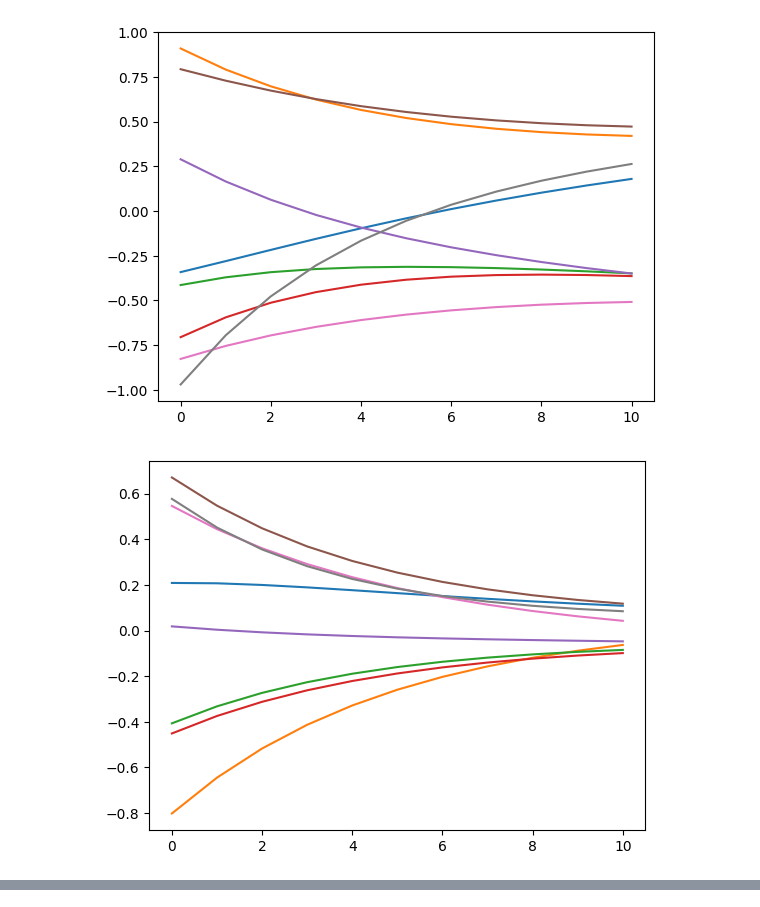
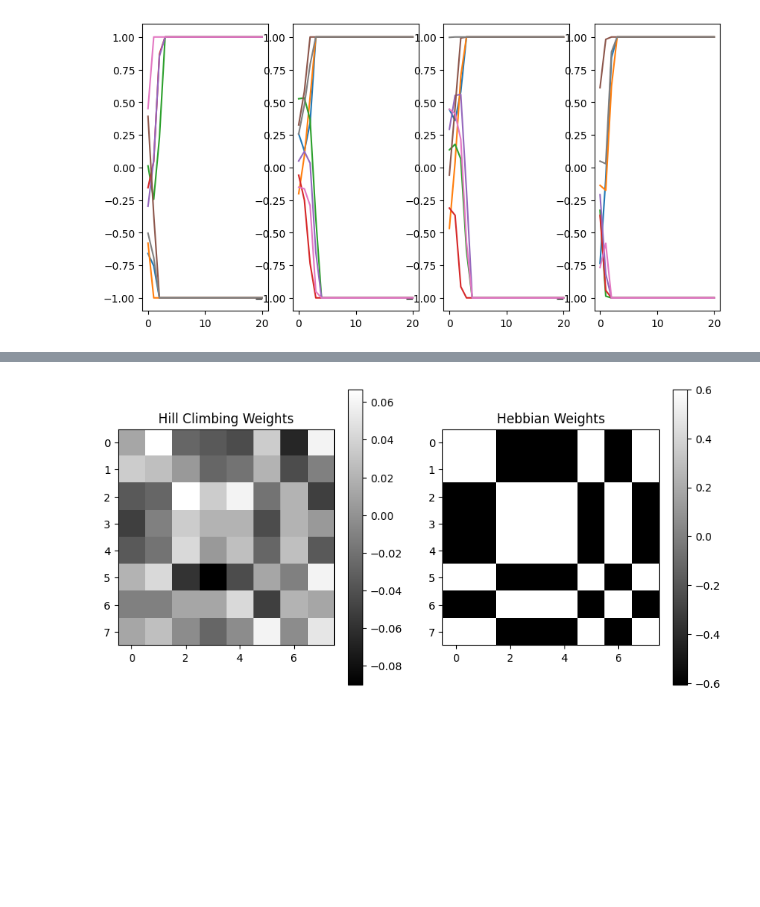
Before and after one commit to JoshPattman/evo-diffusion, a Jupyter notebook: torch.ipynb, the cells around one changed output, grey strips where cells are left out. Drawn from its saved outputs; the diff is of its cells as text; code cells hidden in the pictures; blank space fills up the shorter version.

```diff
--- a/torch.ipynb
+++ b/torch.ipynb
@@ -5,6 +6,9 @@ import matplotlib.pyplot as plt
 # %%
 data = pd.read_csv('imgs/log.csv')
-data["FlatWeights"] = data["FlatWeights"].apply(lambda s: [float(si) for si in s.split(":")])
+try:
+    data["FlatWeights"] = data["FlatWeights"].apply(lambda s: [float(si) for si in s.split(":")])
+except:
+    data["FlatWeights"] = data["FlatWeights"].apply(lambda s: [0])
 data.head()
 # %% [output]
 |  | Generation | BestEval | FlatWeights |
@@ -55,16 +63,17 @@ ddf.head()
 # %%
 uids = list(ddf["Id"].unique())
-fig, axs = plt.subplots(1, uids)
+fig, axs = plt.subplots(1, len(uids), figsize=(10, 5))
+idi = 0
 for id in uids:
     ddf_id = ddf[ddf["Id"] == id]
     num_vals = len(list(ddf_id["Vals"])[0])
     vals_seqs = [[] for _ in range(num_vals)]
     for vals in ddf_id["Vals"]:
         for i, v in enumerate(vals):
             vals_seqs[i].append(v)
     for vs in vals_seqs:
-        plt.plot(ddf_id["Timestep"], vs)
-    plt.show()
+        axs[idi].plot(ddf_id["Timestep"], vs)
+    idi+=1
+plt.show()
 # %% [output]
-[figure, old version]
+[figure, new version]
-[figure, removed]
@@ -72,0 +80,13 @@ for id in uids:
+# %%
+img_ev = np.array(Image.open("imgs/evo_weights_max1.png"))/255.0*2-1
+img_hebb = np.array(Image.open("imgs/hebb_weights_max1.png"))/255.0*2-1
+fig, axs = plt.subplots(1, 2, figsize=(10, 5))
+a0is = axs[0].imshow(img_ev, cmap="gray")
+axs[0].set_title("Hill Climbing Weights")
+a1is = axs[1].imshow(img_hebb, cmap="gray")
+axs[1].set_title("Hebbian Weights")
+fig.colorbar(a0is, ax=axs[0])
+fig.colorbar(a1is, ax=axs[1])
+plt.show()
+# %% [output]
+[figure, added]
```
Also changed, not shown: parts of 7 cells of this notebook, 34 other files.
